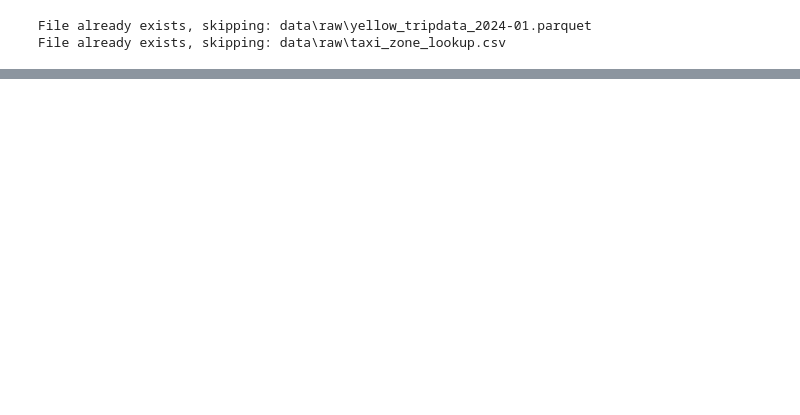
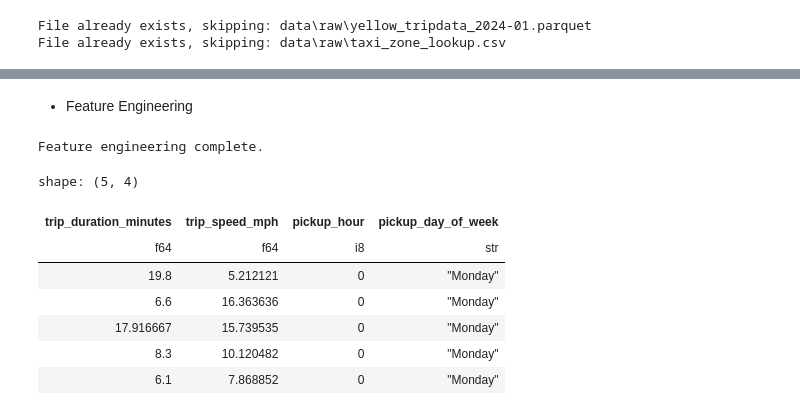
Before and after one commit to lillyem/COMP3610_A1, a Jupyter notebook: assignment1.ipynb, the cells around one changed output, grey strips where cells are left out. Drawn from its saved outputs; the diff is of its cells as text; code cells hidden in the pictures; blank space fills up the shorter version.

```diff
--- a/assignment1.ipynb
+++ b/assignment1.ipynb
@@ -143,0 +250,43 @@ shape: (9, 20)
+# %% [markdown]
+- Feature Engineering
+# %%
+import polars as pl
+
+if "df_clean" not in globals():
+    raise RuntimeError("df_clean not found. Run the data cleaning section first.")
+
+# Duration in minutes
+duration_minutes_expr = (
+    (pl.col("tpep_dropoff_datetime") - pl.col("tpep_pickup_datetime"))
+    .dt.total_seconds() / 60
+)
+
+df_features = df_clean.with_columns([
+    # i) trip_duration_minutes
+    duration_minutes_expr.alias("trip_duration_minutes"),
+
+    # j) trip_speed_mph
+    pl.when(duration_minutes_expr > 0)
+      .then(pl.col("trip_distance") / (duration_minutes_expr / 60))
+      .otherwise(0)
+      .alias("trip_speed_mph"),
+
+    # k) pickup_hour
+    pl.col("tpep_pickup_datetime").dt.hour().alias("pickup_hour"),
+
+    # l) pickup day of the week
+    pl.col("tpep_pickup_datetime").dt.strftime("%A").alias("pickup_day_of_week"),
+])
+
+print("Feature engineering complete.")
+df_features.select(["trip_duration_minutes", "trip_speed_mph", "pickup_hour", "pickup_day_of_week"]).head()
+# %% [output]
+Feature engineering complete.
+shape: (5, 4)
+| trip_duration_minutes | trip_speed_mph | pickup_hour | pickup_day_of_week |
+| f64 | f64 | i8 | str |
+| 19.8 | 5.212121 | 0 | "Monday" |
+| 6.6 | 16.363636 | 0 | "Monday" |
+| 17.916667 | 15.739535 | 0 | "Monday" |
+| 8.3 | 10.120482 | 0 | "Monday" |
+| 6.1 | 7.868852 | 0 | "Monday" |
```
Also changed, not shown: parts of 19 cells of this notebook.
